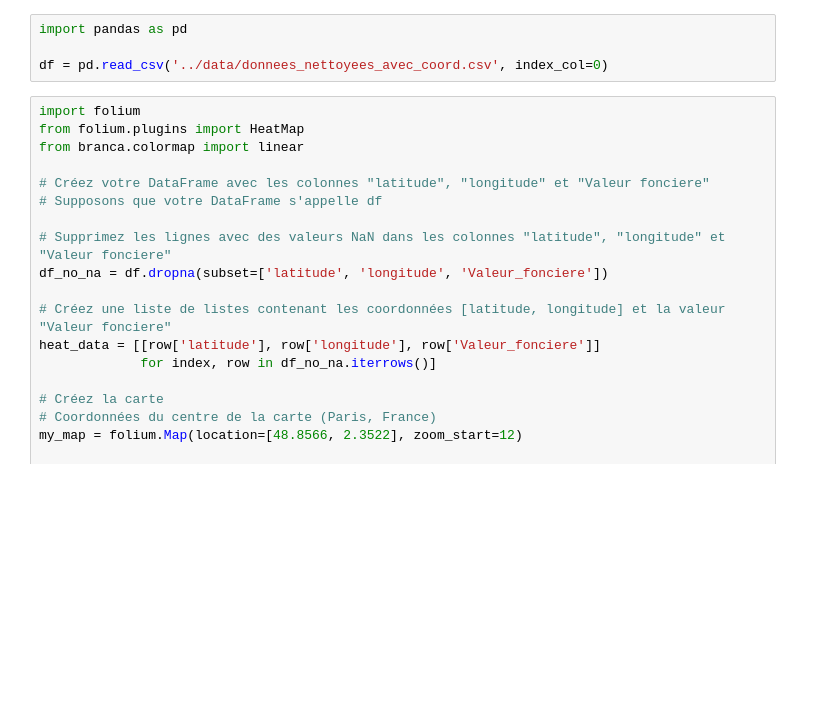
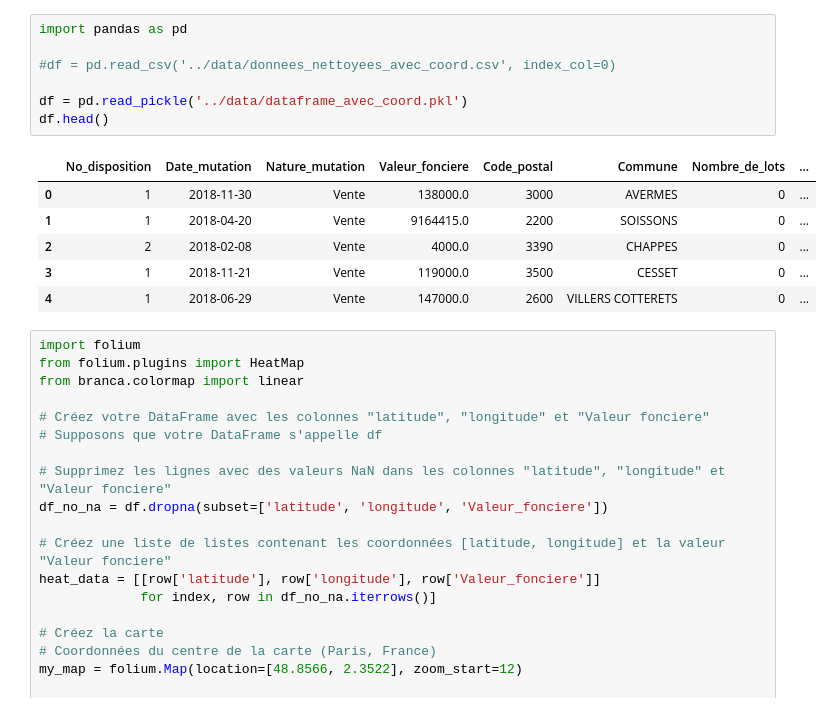
Before and after one commit to Naghan1132/Property_price_prediction, a Jupyter notebook: src/map.ipynb, the cells around one changed output. Saved outputs shown, nothing was run; the diff lists cells and outputs as text; blank space fills up the shorter version.

```diff
--- a/src/map.ipynb
+++ b/src/map.ipynb
@@ -1,7 +1,17 @@
 # %%
 import pandas as pd
 
-df = pd.read_csv('../data/donnees_nettoyees_avec_coord.csv', index_col=0)
+#df = pd.read_csv('../data/donnees_nettoyees_avec_coord.csv', index_col=0)
+
+df = pd.read_pickle('../data/dataframe_avec_coord.pkl')
+df.head()
+# %% [output]
+|  | No_disposition | Date_mutation | Nature_mutation | Valeur_fonciere | Code_postal | Commune | Nombre_de_lots | ... |
+| 0 | 1 | 2018-11-30 | Vente | 138000.0 | 3000 | AVERMES | 0 | ... |
+| 1 | 1 | 2018-04-20 | Vente | 9164415.0 | 2200 | SOISSONS | 0 | ... |
+| 2 | 2 | 2018-02-08 | Vente | 4000.0 | 3390 | CHAPPES | 0 | ... |
+| 3 | 1 | 2018-11-21 | Vente | 119000.0 | 3500 | CESSET | 0 | ... |
+| 4 | 1 | 2018-06-29 | Vente | 147000.0 | 2600 | VILLERS COTTERETS | 0 | ... |
 # %%
 import folium
 from folium.plugins import HeatMap
```
Also changed, not shown: 5 other files.
